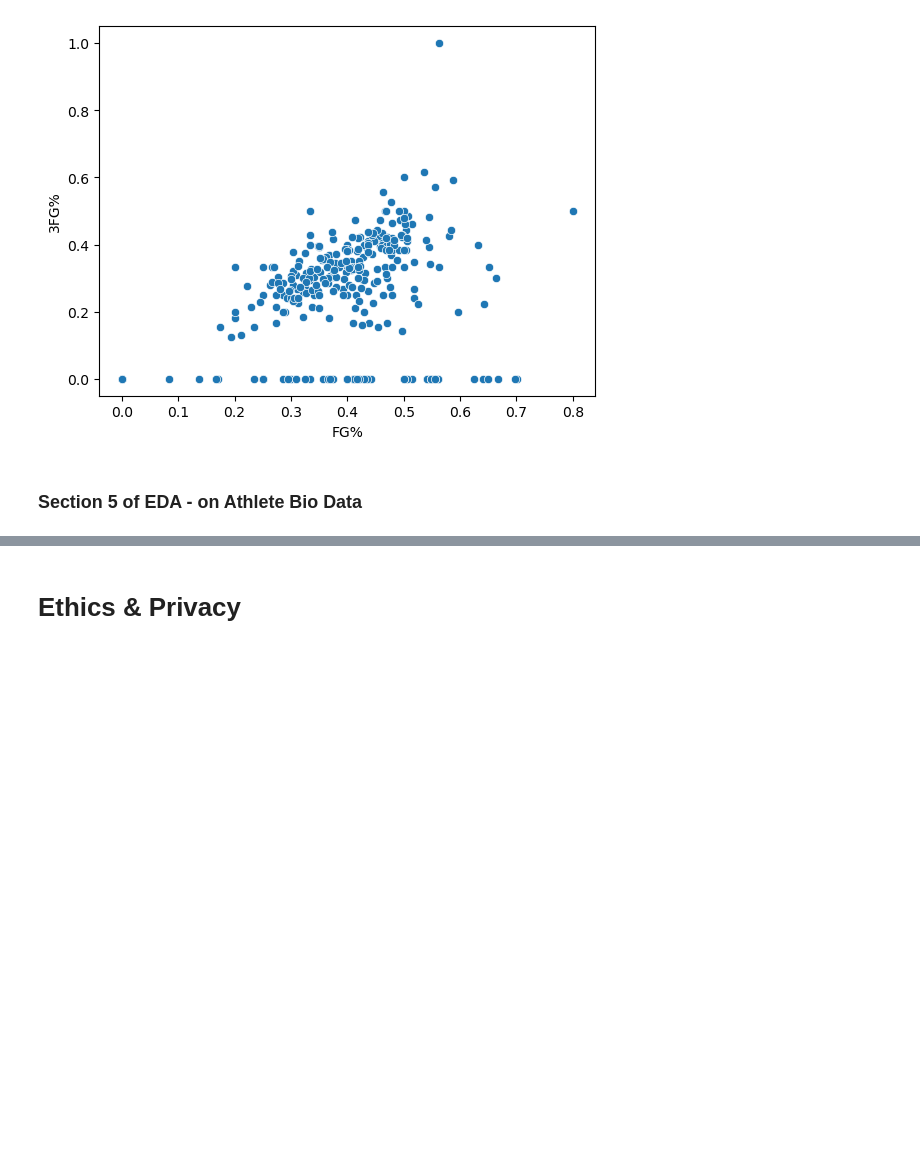
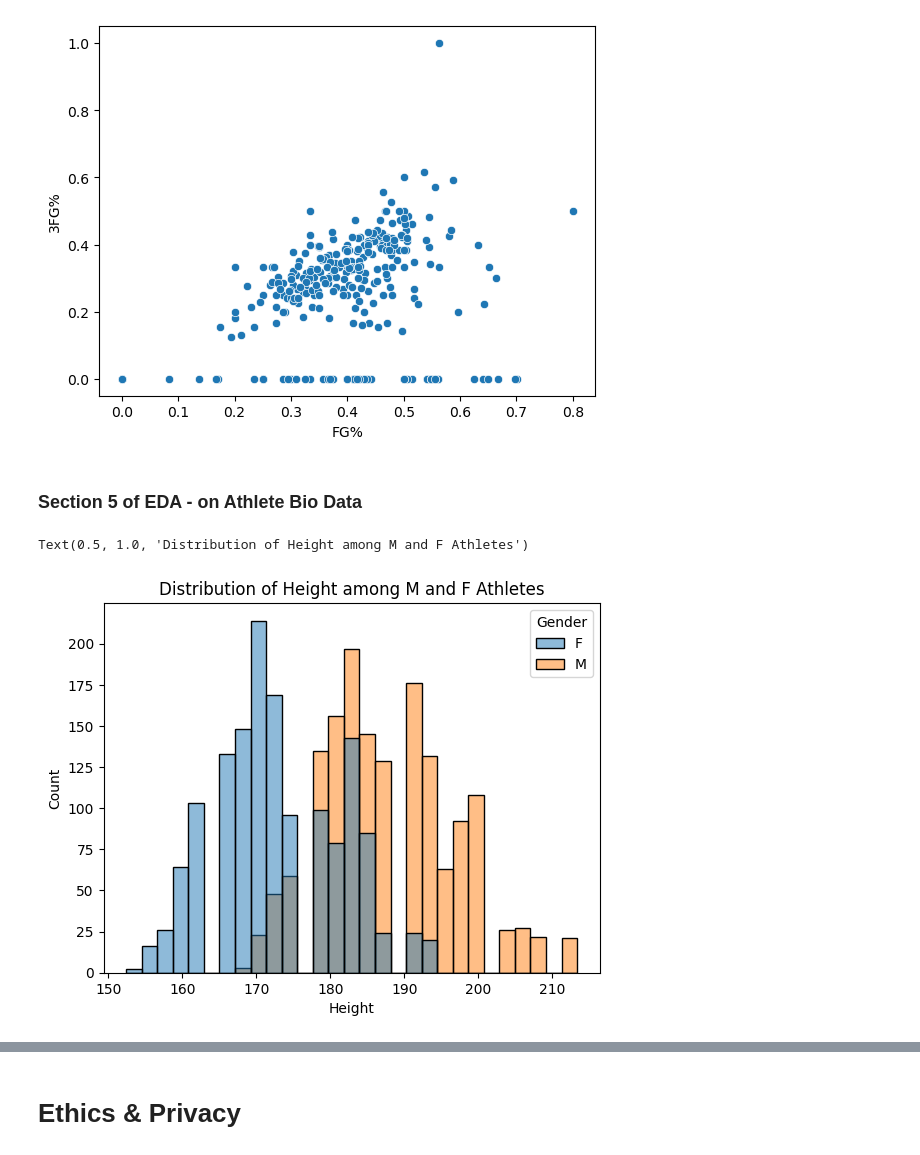
Before and after one commit to COGS108/Group133_WI24, a Jupyter notebook: EDACheckpoint_Group133_WI24.ipynb, the cells around one changed output, grey strips where cells are left out. Saved outputs shown, nothing was run; the diff lists cells and outputs as text; code cells hidden in the pictures; blank space fills up the shorter version.

```diff
--- a/EDACheckpoint_Group133_WI24.ipynb
+++ b/EDACheckpoint_Group133_WI24.ipynb
@@ -1008,3 +984,9 @@ sns.scatterplot(basketball, x = 'FG%', y = '3FG%') # relationship between FG% an
 [figure]
 # %% [markdown]
 ### Section 5 of EDA - on Athlete Bio Data
+# %%
+sns.histplot(data=athlete_bio_scraped, x='Height', hue='Gender') #distribution of height among male and female athletes
+plt.title('Distribution of Height among M and F Athletes')
+# %% [output]
+Text(0.5, 1.0, 'Distribution of Height among M and F Athletes')
+[figure, added]
```
Also changed, not shown: parts of 10 cells of this notebook.
